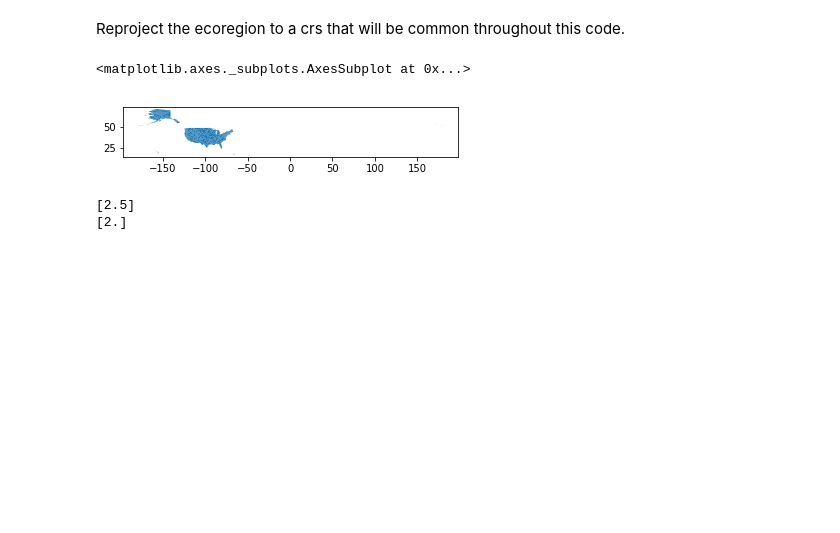
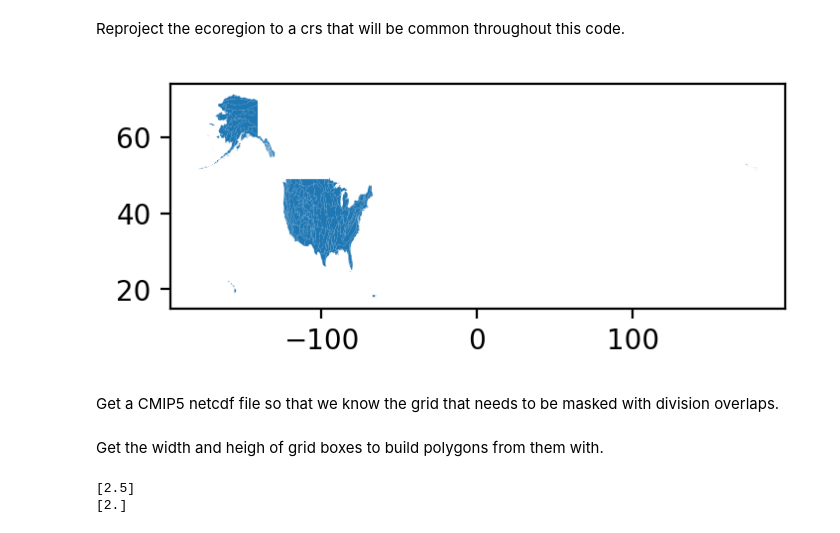
Before and after one commit to stevenjoelbrey/metSpread, a Jupyter notebook: Python/create_ecoregion_overlap_masks.ipynb, the cells around one changed output. Saved outputs shown, nothing was run; the diff lists cells and outputs as text; code cells hidden in the pictures; blank space fills up the shorter version.

```diff
--- a/Python/create_ecoregion_overlap_masks.ipynb
+++ b/Python/create_ecoregion_overlap_masks.ipynb
@@ -21,10 +25,13 @@ print(eco_shp.crs)
 Reproject the ecoregion to a crs that will be common throughout this code.
 # %%
 eco_reprojected = eco_shp.to_crs({'init': '+init=epsg:4326'})
-# %%
-eco_reprojected.plot()
-# %% [output]
-<matplotlib.axes._subplots.AxesSubplot at 0x...>
-[figure, removed]
+# %%
+f, ax = plt.subplots(1, figsize=(4, 1.5), dpi=200)
+eco_reprojected.plot(ax=ax)
+plt.show()
+# %% [output]
+[figure, added]
+# %% [markdown]
+Get a CMIP5 netcdf file so that we know the grid that needs to be masked with division overlaps.
 # %%
 from netCDF4 import Dataset
@@ -36,4 +43,6 @@ tas = cmip.variables['tas'][:]
 cmip.close()
+# %% [markdown]
+Get the width and heigh of grid boxes to build polygons from them with.
 # %%
 dx = np.unique(np.diff(lon))
 print(dx)
```
Also changed, not shown: parts of 19 cells of this notebook.
